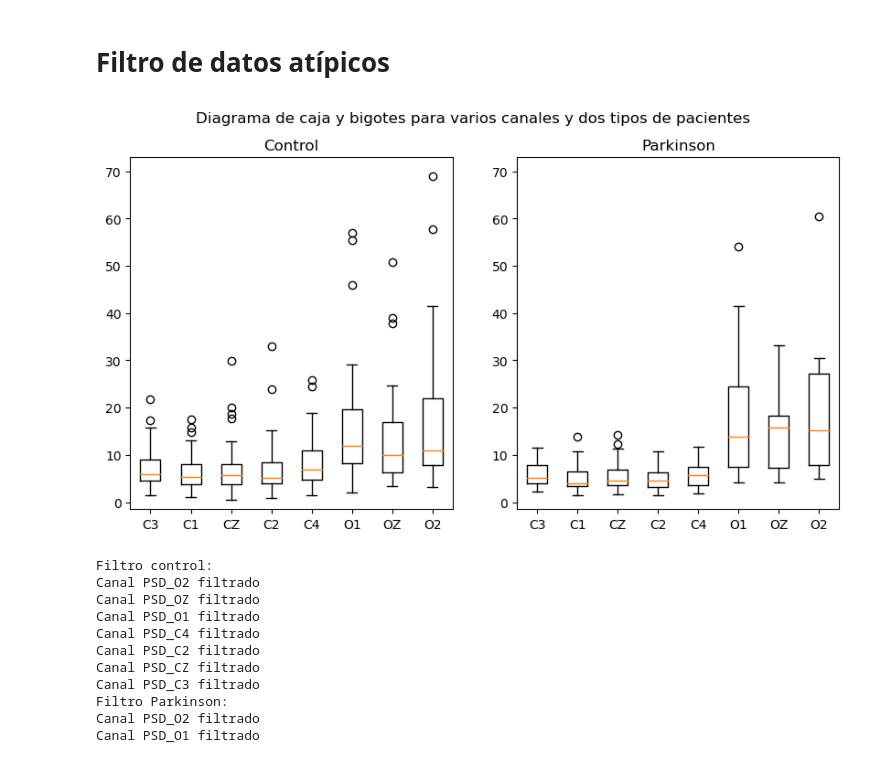
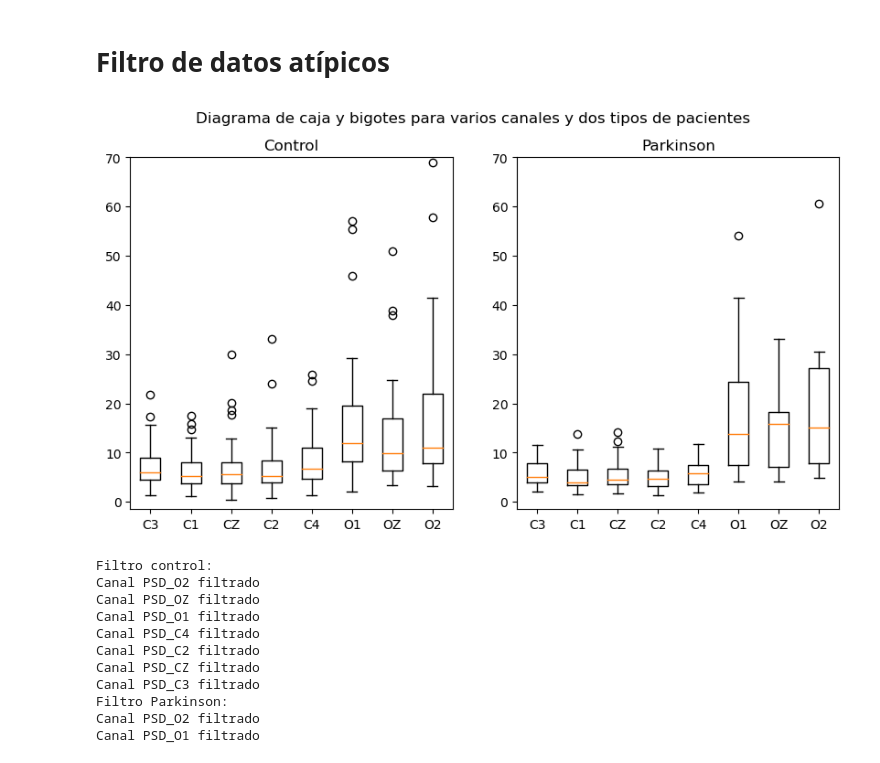
Before and after one commit to Astolfo2332/Parkinson_difference, a Jupyter notebook: Proyecto 2/Proyecto_2.ipynb, the cells around one changed output. Saved outputs shown, nothing was run; the diff lists cells and outputs as text; code cells hidden in the pictures.

```diff
--- a/Proyecto 2/Proyecto_2.ipynb
+++ b/Proyecto 2/Proyecto_2.ipynb
@@ -518,23 +566,7 @@ def filtro(tabla,ncolumna=int,rango=int,mayorque=True):
-# %%
-# Crear una lista de dataframes, uno por cada estado
-dataframes = [df[df['Estado']=='Control'], df[df['Estado']=='Parkinson']]
-
-# Crear una lista de nombres para las etiquetas del gráfico
-labels = ['Control', 'Parkinson']
-labels1=['C3', 'C1', 'CZ', 'C2', 'C4', 'O1', 'OZ', 'O2']
-# Crear una figura y dos subplots (uno por cada estado)
-fig, axs = plt.subplots(1, 2, figsize=(10,5))
-
-# Para cada estado y subplot, hacer un diagrama de caja y bigotes para cada canal
-for i, df_estado in enumerate(dataframes):
-    axs[i].boxplot([df_estado['PSD_C3'], df_estado['PSD_C1'], df_estado['PSD_CZ'], df_estado['PSD_C2'], df_estado['PSD_C4'], df_estado['PSD_O1'], df_estado['PSD_OZ'], df_estado['PSD_O2']])
-    axs[i].set_title(labels[i])
-    axs[i].set_xticklabels(labels1)
-    axs[i].set_ylim([-1.5, 73])
-fig.suptitle('Diagrama de caja y bigotes para varios canales y dos tipos de pacientes')
-plt.show()
-# %% [output]
-[figure, removed]
+# %%
+caja_bigotes2(df[df['Estado']=='Control'],df[df['Estado']=='Parkinson'],[-1.5,70])
+# %% [output]
+[figure, added]
 # %%
 control, parkinson = [df[df['Estado']=='Control'], df[df['Estado']=='Parkinson']]
 
```
Also changed, not shown: parts of 16 cells of this notebook.
